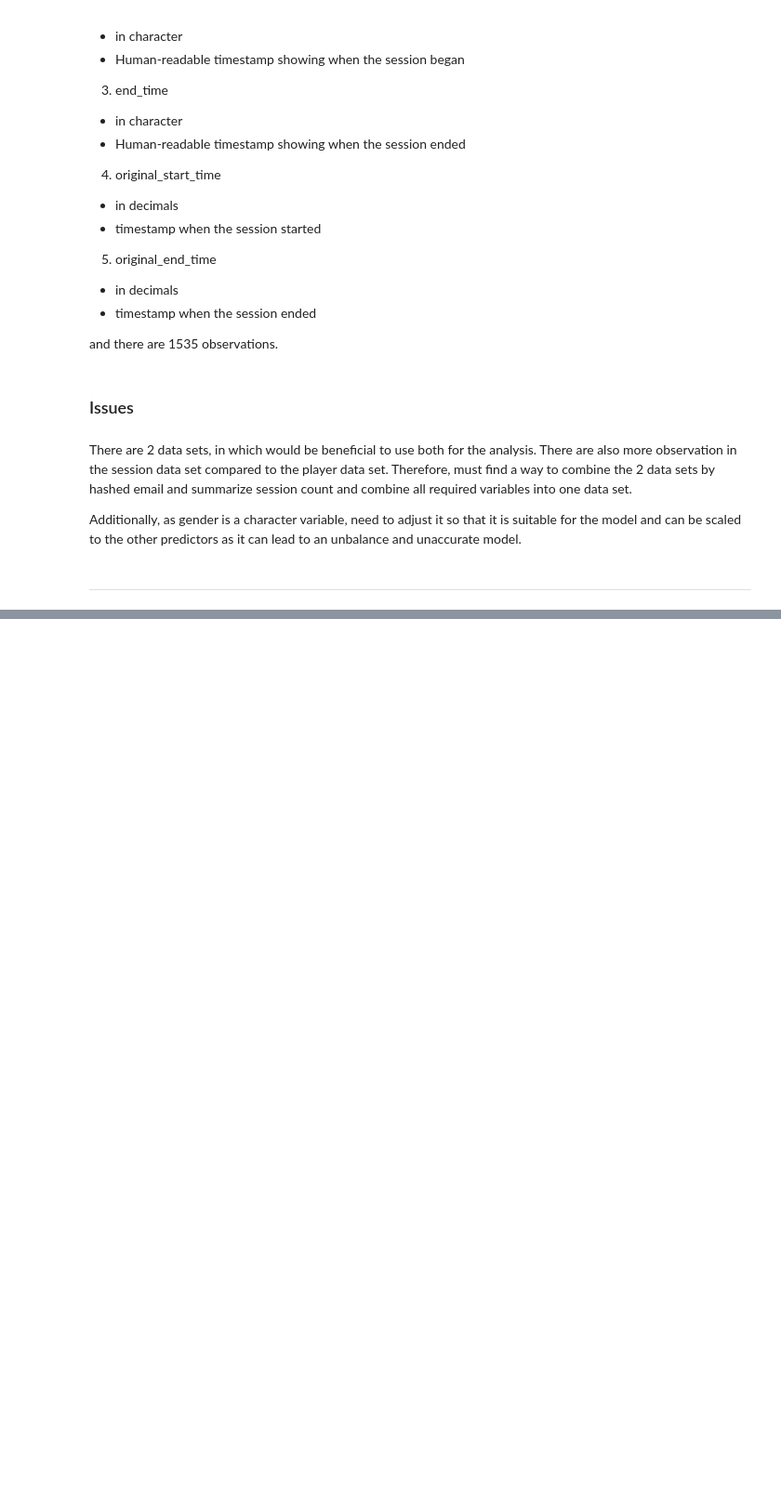
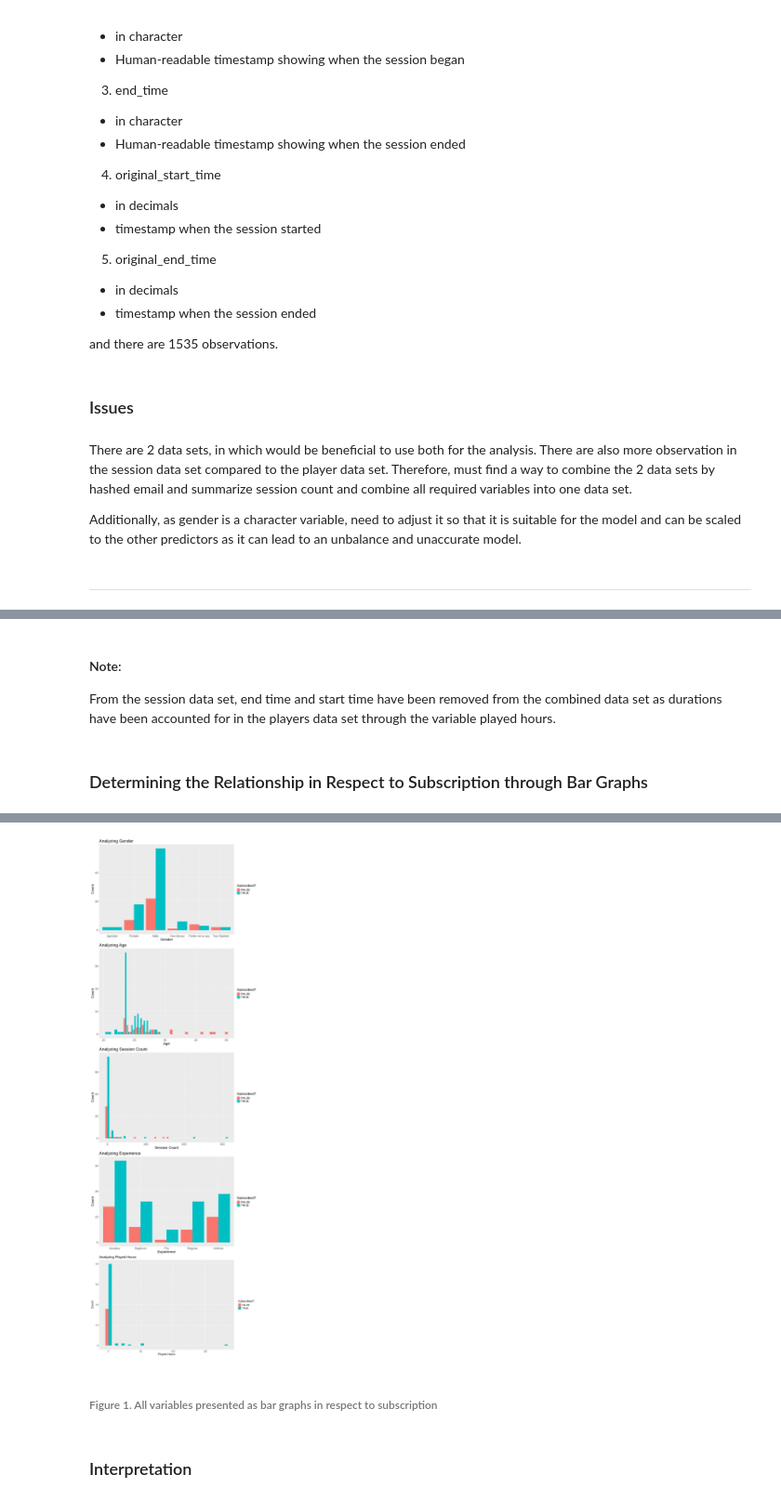
Before and after one commit to lycma06/lyc--new-project, a Jupyter notebook: minecraft.ipynb, the cells around one changed output, grey strips where cells are left out. Shown at 93% size. Cells and saved outputs as stored; diff of their text form; code cells hidden in the pictures; blank space fills up the shorter version.

```diff
--- a/minecraft.ipynb
+++ b/minecraft.ipynb
@@ -165,0 +204,50 @@ Additionally, as gender is a character variable, need to adjust it so that it is
+# %% [markdown]
+#### Note:
+From the session data set, end time and start time have been removed from the combined data set as durations have been accounted for in the players data set through the variable played hours.
+# %% [markdown]
+### Determining the Relationship in Respect to Subscription through Bar Graphs
+# %%
+### cleaning data as classficatioin must be in factor form
+complete <- complete |>
+  mutate(
+    subscribe = as_factor(subscribe)
+    #experience = as_factor(experience),
+    #gender= as_factor(gender),
+    #played_hours= as_factor(played_hours),
+    #Age= as_factor(Age)
+  ) |> select(-hashedEmail	, -name) |> filter(!is.na(Age))
+
+# converting gender to integer values
+final <- complete |> mutate(gender = as.integer(factor(gender)))
+# %%
+# plotting gender and expereince
+
+options(repr.plot.height=40, repr.plot.width =13)
+
+Experience <- ggplot(complete, aes(x = experience, fill = subscribe)) +
+  geom_bar(position = "dodge", bins = 30) + labs( x = "Experience" , y= "Count", fill= "Subscibed?", title= "Analyzing Experience")+ theme(text = element_text(size = 20))
+
+Gender <-   ggplot(complete, aes(x = gender, fill = subscribe)) +
+  geom_bar(position = "dodge", bins = 30) + labs( x = "Gender" , y= "Count", fill= "Subscibed?", title= "Analyzing Gender")+ theme(text = element_text(size = 20))
+
+
+age <-  ggplot(complete, aes(x = Age, fill = subscribe)) +
+  geom_bar(position = "dodge", bins = 30) + labs( x = "Age" , y= "Count", fill= "Subscibed?", title= "Analyzing Age ")+ theme(text = element_text(size = 20))
+
+sessioncount <- ggplot(complete, aes(x = session_count, fill = subscribe)) +
+  geom_histogram(position = "dodge", bins = 30) + labs( x = "Session Count" , y= "Count", fill= "Subscibed?", title= "Analyzing Session Count ")+ theme(text = element_text(size = 20))
+
+playedhours <- ggplot(complete, aes(x = played_hours, fill = subscribe)) +
+  geom_histogram(position = "dodge", binwidth = 10) +
+  labs(
+    x = "Played Hours",
+    y = "Count",
+    fill = "Subscribed?",
+    title = "Analyzing Played Hours"
+  ) +
+  theme(text = element_text(size = 16))
+
+
+Gender/ age  / sessioncount/ Experience / playedhours
+# will use  looks like it does matter men have the most likely. non bindary and agender
+# %% [output]
@@ -165,0 +260,5 @@ Additionally, as gender is a character variable, need to adjust it so that it is
+[figure, added]
+# %% [markdown]
+###### Figure 1. All variables presented as bar graphs in respect to subscription
+# %% [markdown]
+### Interpretation
```
Also changed, not shown: parts of 6 cells of this notebook.
